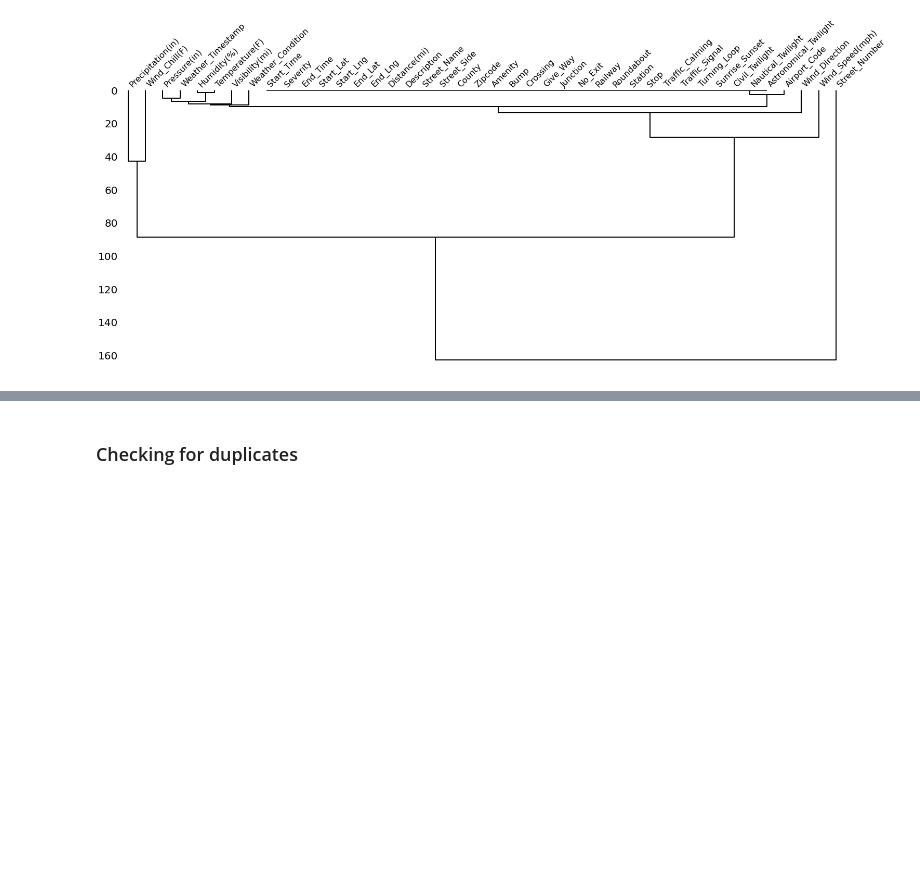
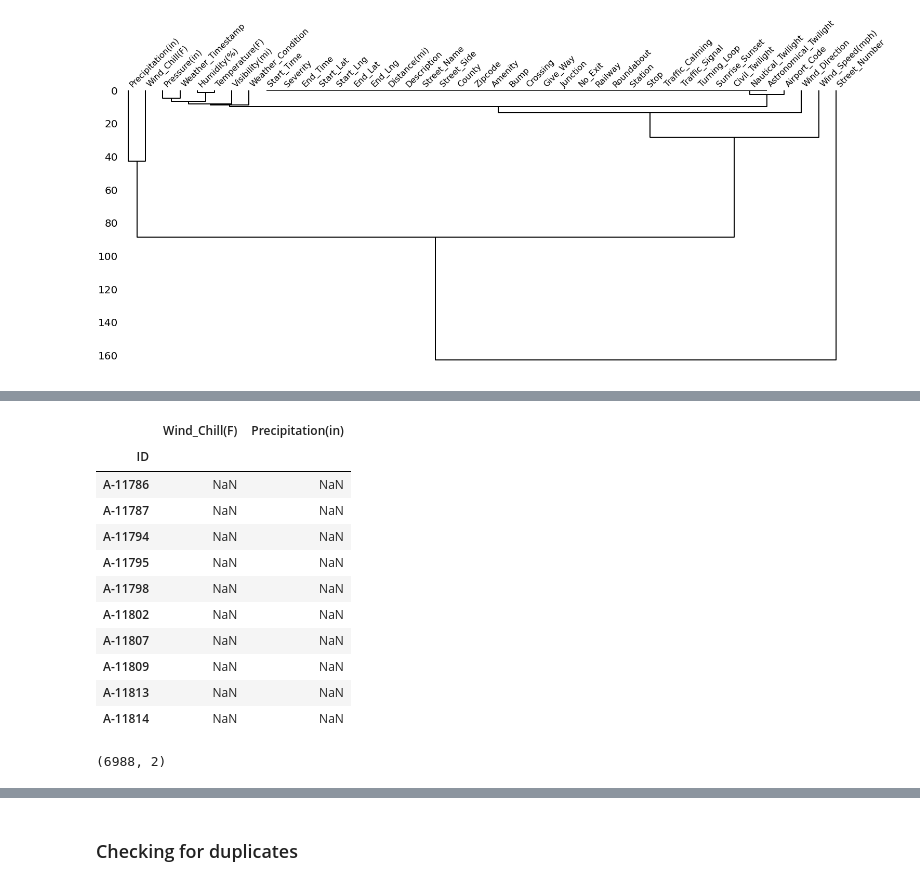
Before and after one commit to rosalierazonable/trafficAccidentAnalysis, a Jupyter notebook: notebooks/Data Wrangling.ipynb, the cells around one changed output, grey strips where cells are left out. Cells and saved outputs as stored; diff of their text form; code cells hidden in the pictures; blank space fills up the shorter version.

```diff
--- a/notebooks/Data Wrangling.ipynb
+++ b/notebooks/Data Wrangling.ipynb
@@ -382,0 +362,21 @@ dallas_city['Precipitation(in)'].isna().sum()
+# %%
+flag = ((dallas_city['Wind_Chill(F)'].isna()==True) & (dallas_city['Precipitation(in)'].isna()==True))
+
+dallas_city[flag][['Wind_Chill(F)', 'Precipitation(in)']].head(10)
+# %% [output]
+|  | Wind_Chill(F) | Precipitation(in) |
+| ID |  |  |
+| A-11786 | NaN | NaN |
+| A-11787 | NaN | NaN |
+| A-11794 | NaN | NaN |
+| A-11795 | NaN | NaN |
+| A-11798 | NaN | NaN |
+| A-11802 | NaN | NaN |
+| A-11807 | NaN | NaN |
+| A-11809 | NaN | NaN |
+| A-11813 | NaN | NaN |
+| A-11814 | NaN | NaN |
+# %%
+dallas_city[flag][['Wind_Chill(F)', 'Precipitation(in)']].shape
+# %% [output]
+(6988, 2)
```
Also changed, not shown: parts of 30 cells of this notebook.
